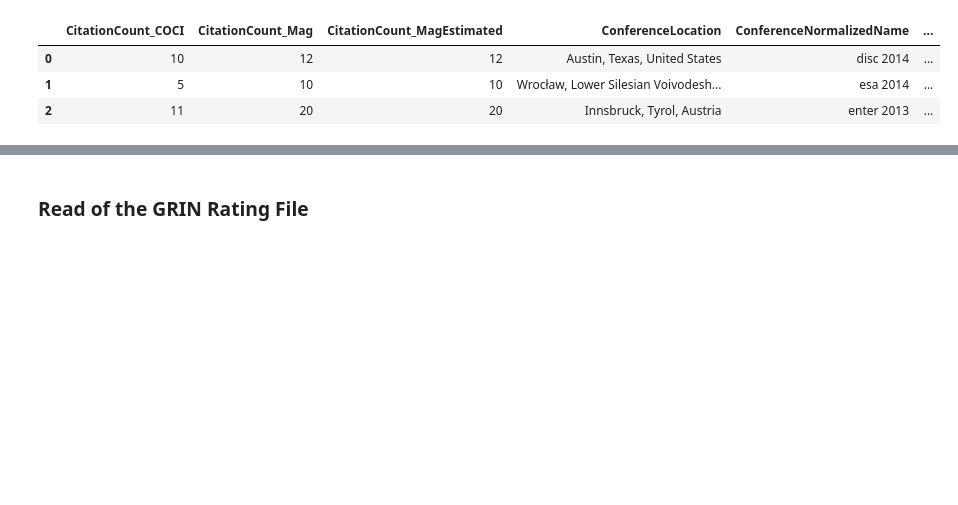
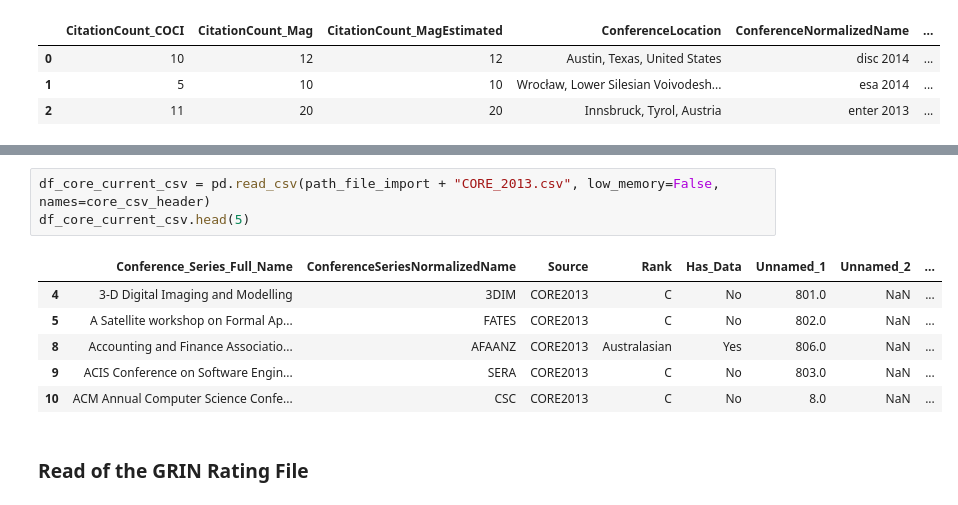
Before and after one commit to MarcoTerzulli/conftur_terzulli, a Jupyter notebook: Dataset Creation Pipeline/5 - Conference Locations Ranking Integration/2 - CORE Conference Ranking Integration.ipynb, the cells around one changed output, grey strips where cells are left out. Cells and saved outputs as stored; diff of their text form; blank space fills up the shorter version.

```diff
--- a/Dataset Creation Pipeline/5 - Conference Locations Ranking Integration/2 - CORE Conference Ranking Integration.ipynb
+++ b/Dataset Creation Pipeline/5 - Conference Locations Ranking Integration/2 - CORE Conference Ranking Integration.ipynb
@@ -70,3 +190,13 @@ df_citations_and_locations.head(3)
+# %%
+df_core_current_csv = pd.read_csv(path_file_import + "CORE_2013.csv", low_memory=False, names=core_csv_header)
+df_core_current_csv.head(5)
+# %% [output]
+|  | Conference_Series_Full_Name | ConferenceSeriesNormalizedName | Source | Rank | Has_Data | Unnamed_1 | Unnamed_2 | ... |
+| 4 | 3-D Digital Imaging and Modelling | 3DIM | CORE2013 | C | No | 801.0 | NaN | ... |
+| 5 | A Satellite workshop on Formal Ap... | FATES | CORE2013 | C | No | 802.0 | NaN | ... |
+| 8 | Accounting and Finance Associatio... | AFAANZ | CORE2013 | Australasian | Yes | 806.0 | NaN | ... |
+| 9 | ACIS Conference on Software Engin... | SERA | CORE2013 | C | No | 803.0 | NaN | ... |
+| 10 | ACM Annual Computer Science Confe... | CSC | CORE2013 | C | No | 8.0 | NaN | ... |
 # %% [markdown]
 ### Read of the GRIN Rating File
 # %% [markdown]
```
Also changed, not shown: parts of 30 cells of this notebook, 1 other file.
